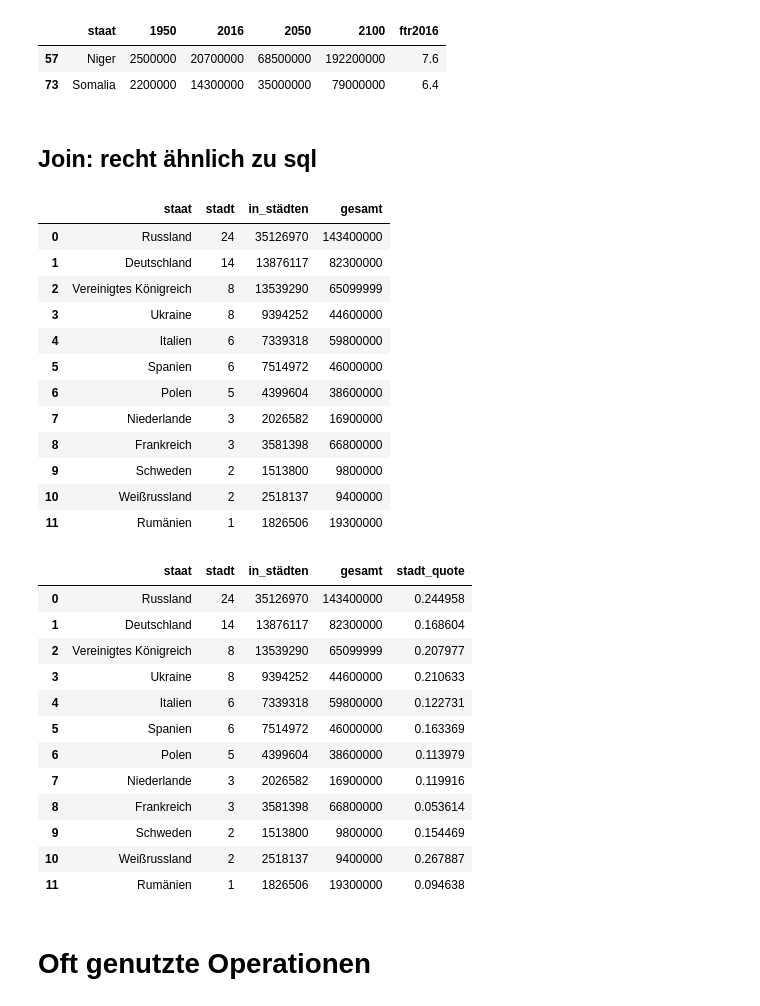
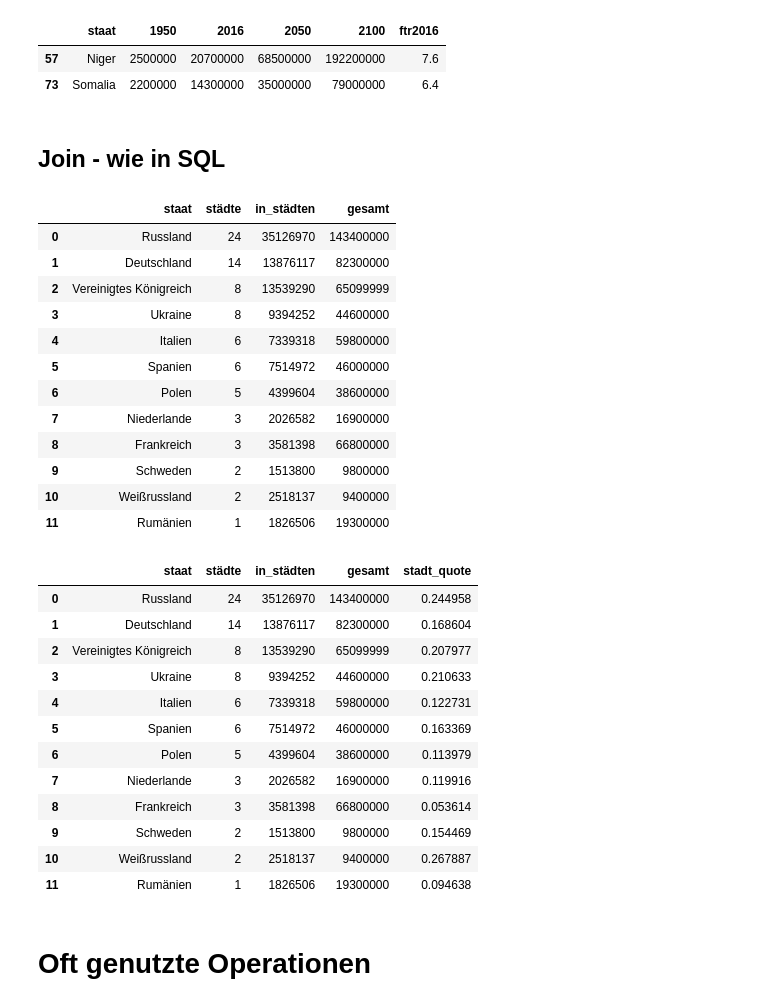
Before and after one commit to ephes/data_science_tutorial, a Jupyter notebook: notebooks/numpy_pandas/pandas.ipynb, the cells around one changed output. Drawn from its saved outputs; the diff is of its cells as text; code cells hidden in the pictures.

```diff
--- a/notebooks/numpy_pandas/pandas.ipynb
+++ b/notebooks/numpy_pandas/pandas.ipynb
@@ -178,0 +185,2 @@ df.sort_values(by="pro_km2", ascending=False).head()
+# %%
+ds = df.set_index("rang")
@@ -178,0 +214,2 @@ df.sort_values(by="pro_km2", ascending=False).head()
+# %%
+ds = df.set_index(["staat", "stand", "rang"]).sort_index()
@@ -219,0 +305,9 @@ dt
+# %%
+dt = (df[["staat", "einwohner", "name"]]
+      .groupby("staat")
+      .agg({"einwohner": "sum", "name": "count"})
+      .rename(columns={"name": "städte"})
+      .reset_index()
+      .sort_values(by="städte", ascending=False)
+      .head(12))
+dt
@@ -266,14 +383,14 @@ dc.query("ftr2016 > 2 and staat in ('Niger', 'Somalia')")
 |  | staat | 1950 | 2016 | 2050 | 2100 | ftr2016 |
 | 57 | Niger | 2500000 | 20700000 | 68500000 | 192200000 | 7.6 |
 | 73 | Somalia | 2200000 | 14300000 | 35000000 | 79000000 | 6.4 |
-# %% [markdown]
-## Join: recht ähnlich zu sql
+# %% [markdown]
+## Join - wie in SQL
 # %%
-dm = pd.merge(dt, dc, on="staat")[["staat", "stadt", "einwohner", "2016"]]
-dm.columns = ["staat", "stadt", "in_städten", "gesamt"]
+dm = (pd.merge(dt, dc, on="staat")[["staat", "städte", "einwohner", "2016"]]
+        .rename(columns={"einwohner": "in_städten", "2016": "gesamt"}))
 dm
 # %% [output]
-|  | staat | stadt | in_städten | gesamt |
+|  | staat | städte | in_städten | gesamt |
 | 0 | Russland | 24 | 35126970 | 143400000 |
 | 1 | Deutschland | 14 | 13876117 | 82300000 |
 | 2 | Vereinigtes Königreich | 8 | 13539290 | 65099999 |
@@ -291,7 +408,7 @@ dm["stadt_quote"] = dm.in_städten / dm.gesamt
 # %%
 dm
 # %% [output]
-|  | staat | stadt | in_städten | gesamt | stadt_quote |
+|  | staat | städte | in_städten | gesamt | stadt_quote |
 | 0 | Russland | 24 | 35126970 | 143400000 | 0.244958 |
 | 1 | Deutschland | 14 | 13876117 | 82300000 | 0.168604 |
 | 2 | Vereinigtes Königreich | 8 | 13539290 | 65099999 | 0.207977 |
```
Also changed, not shown: parts of 22 cells of this notebook.
